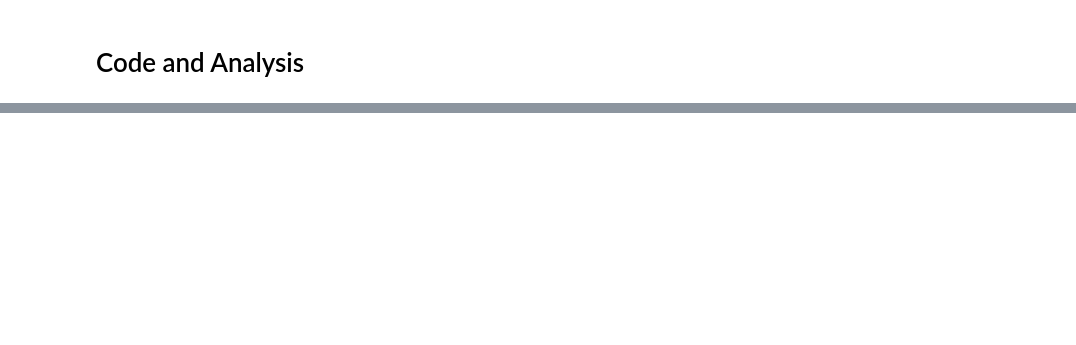
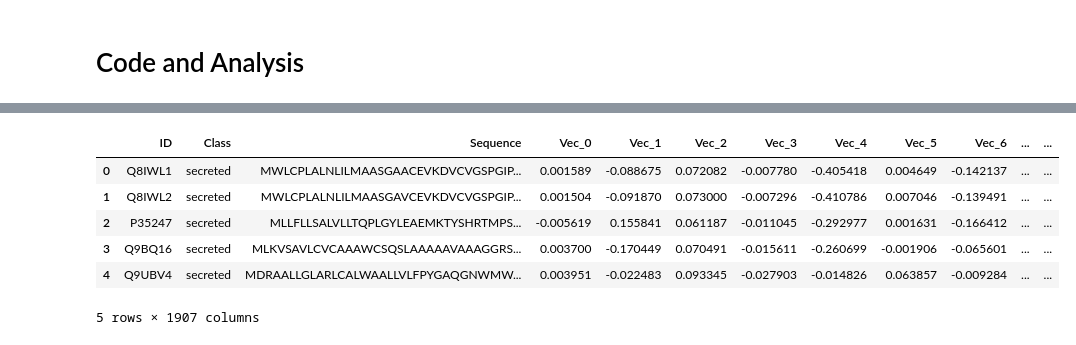
Before and after one commit to Lean-Mean-Protein-Machine-Learning/LMPM, a Jupyter notebook: Sklearn_supervised_models.ipynb, the cells around one changed output, grey strips where cells are left out. Saved outputs shown, nothing was run; the diff lists cells and outputs as text; code cells hidden in the pictures; blank space fills up the shorter version.

```diff
--- a/Sklearn_supervised_models.ipynb
+++ b/Sklearn_supervised_models.ipynb
@@ -320,0 +412,10 @@ The mutated probability of being the secreted class is: 0.9999511360147781
+# %%
+human_unirep_add.head()
+# %% [output]
+|  | ID | Class | Sequence | Vec_0 | Vec_1 | Vec_2 | Vec_3 | Vec_4 | Vec_5 | Vec_6 | ... | ... |
+| 0 | Q8IWL1 | secreted | MWLCPLALNLILMAASGAACEVKDVCVGSPGIP... | 0.001589 | -0.088675 | 0.072082 | -0.007780 | -0.405418 | 0.004649 | -0.142137 | ... | ... |
+| 1 | Q8IWL2 | secreted | MWLCPLALNLILMAASGAVCEVKDVCVGSPGIP... | 0.001504 | -0.091870 | 0.073000 | -0.007296 | -0.410786 | 0.007046 | -0.139491 | ... | ... |
+| 2 | P35247 | secreted | MLLFLLSALVLLTQPLGYLEAEMKTYSHRTMPS... | -0.005619 | 0.155841 | 0.061187 | -0.011045 | -0.292977 | 0.001631 | -0.166412 | ... | ... |
+| 3 | Q9BQ16 | secreted | MLKVSAVLCVCAAAWCSQSLAAAAAVAAAGGRS... | 0.003700 | -0.170449 | 0.070491 | -0.015611 | -0.260699 | -0.001906 | -0.065601 | ... | ... |
+| 4 | Q9UBV4 | secreted | MDRAALLGLARLCALWAALLVLFPYGAQGNWMW... | 0.003951 | -0.022483 | 0.093345 | -0.027903 | -0.014826 | 0.063857 | -0.009284 | ... | ... |
+5 rows × 1907 columns
```
Also changed, not shown: parts of 19 cells of this notebook, 1 other file.
